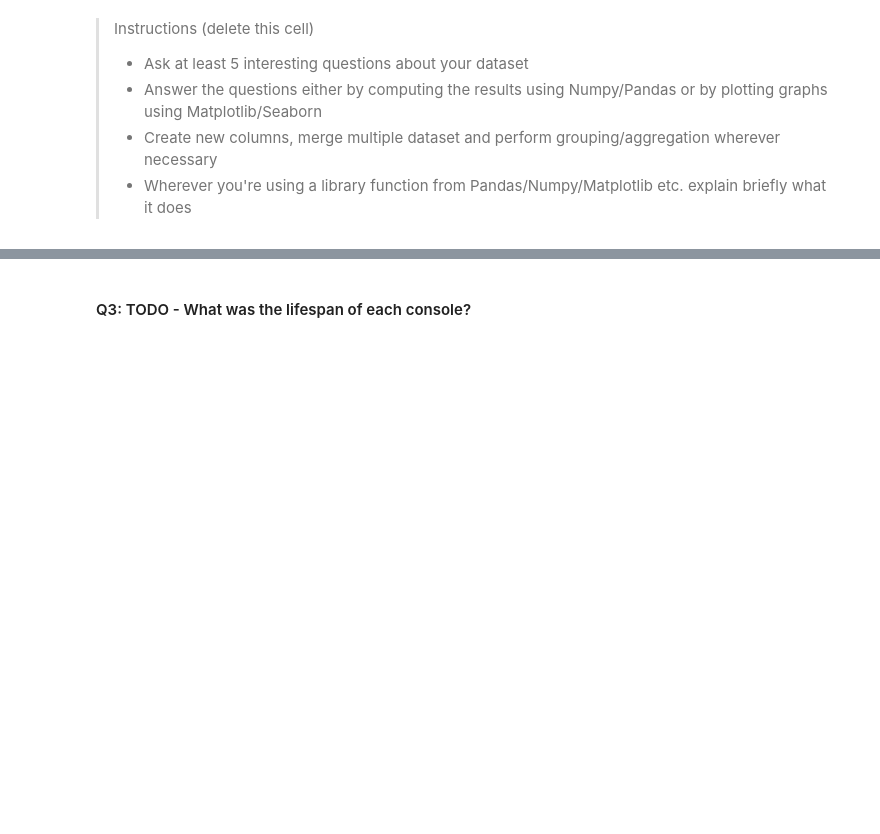
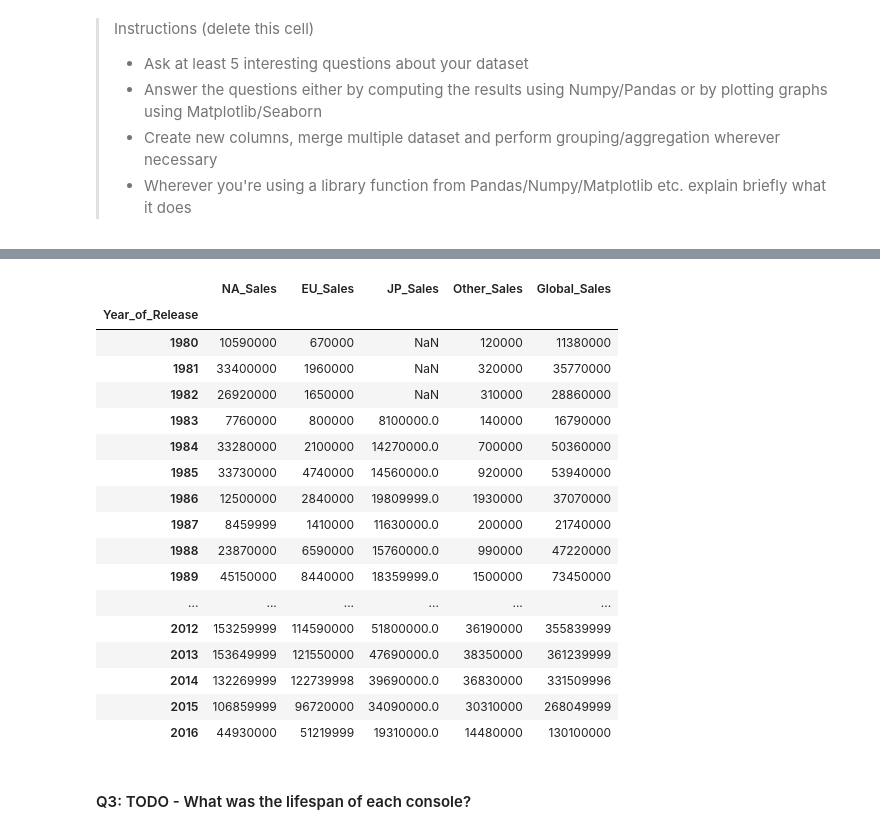
Before and after one commit to MatiasCarbone/video-game-sales-exploratory-analysis, a Jupyter notebook: video-game-sales-exploratory-analysis.ipynb, the cells around one changed output, grey strips where cells are left out. Cells and saved outputs as stored; diff of their text form; code cells hidden in the pictures; blank space fills up the shorter version.

```diff
--- a/video-game-sales-exploratory-analysis.ipynb
+++ b/video-game-sales-exploratory-analysis.ipynb
@@ -374,3 +373,24 @@ plt.show()
+# %%
+region_year
+# %% [output]
+|  | NA_Sales | EU_Sales | JP_Sales | Other_Sales | Global_Sales |
+| Year_of_Release |  |  |  |  |  |
+| 1980 | 10590000 | 670000 | NaN | 120000 | 11380000 |
+| 1981 | 33400000 | 1960000 | NaN | 320000 | 35770000 |
+| 1982 | 26920000 | 1650000 | NaN | 310000 | 28860000 |
+| 1983 | 7760000 | 800000 | 8100000.0 | 140000 | 16790000 |
+| 1984 | 33280000 | 2100000 | 14270000.0 | 700000 | 50360000 |
+| 1985 | 33730000 | 4740000 | 14560000.0 | 920000 | 53940000 |
+| 1986 | 12500000 | 2840000 | 19809999.0 | 1930000 | 37070000 |
+| 1987 | 8459999 | 1410000 | 11630000.0 | 200000 | 21740000 |
+| 1988 | 23870000 | 6590000 | 15760000.0 | 990000 | 47220000 |
+| 1989 | 45150000 | 8440000 | 18359999.0 | 1500000 | 73450000 |
+| ... | ... | ... | ... | ... | ... |
+| 2012 | 153259999 | 114590000 | 51800000.0 | 36190000 | 355839999 |
+| 2013 | 153649999 | 121550000 | 47690000.0 | 38350000 | 361239999 |
+| 2014 | 132269999 | 122739998 | 39690000.0 | 36830000 | 331509996 |
+| 2015 | 106859999 | 96720000 | 34090000.0 | 30310000 | 268049999 |
+| 2016 | 44930000 | 51219999 | 19310000.0 | 14480000 | 130100000 |
 # %% [markdown]
 #### Q3: TODO - What was the lifespan of each console?
 # %% [markdown]
```
Also changed, not shown: parts of 8 cells of this notebook.
